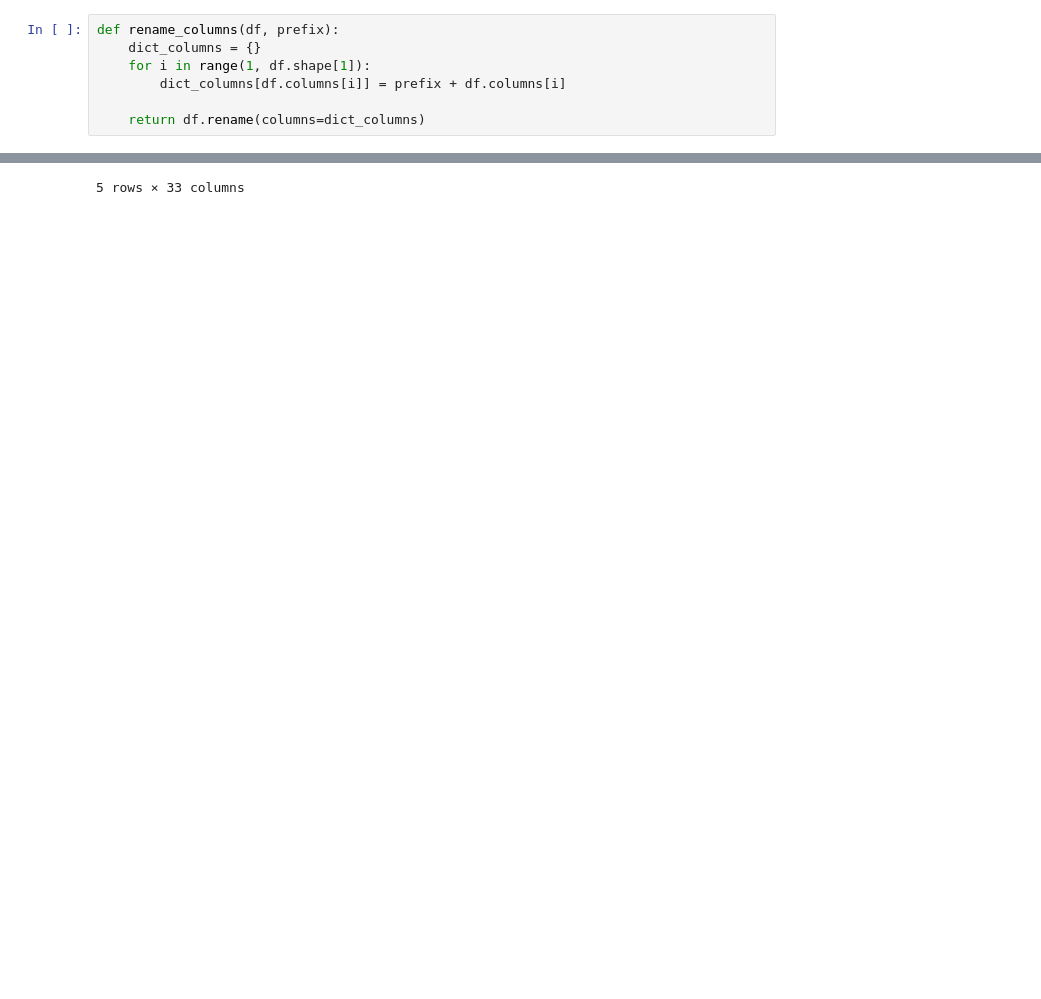
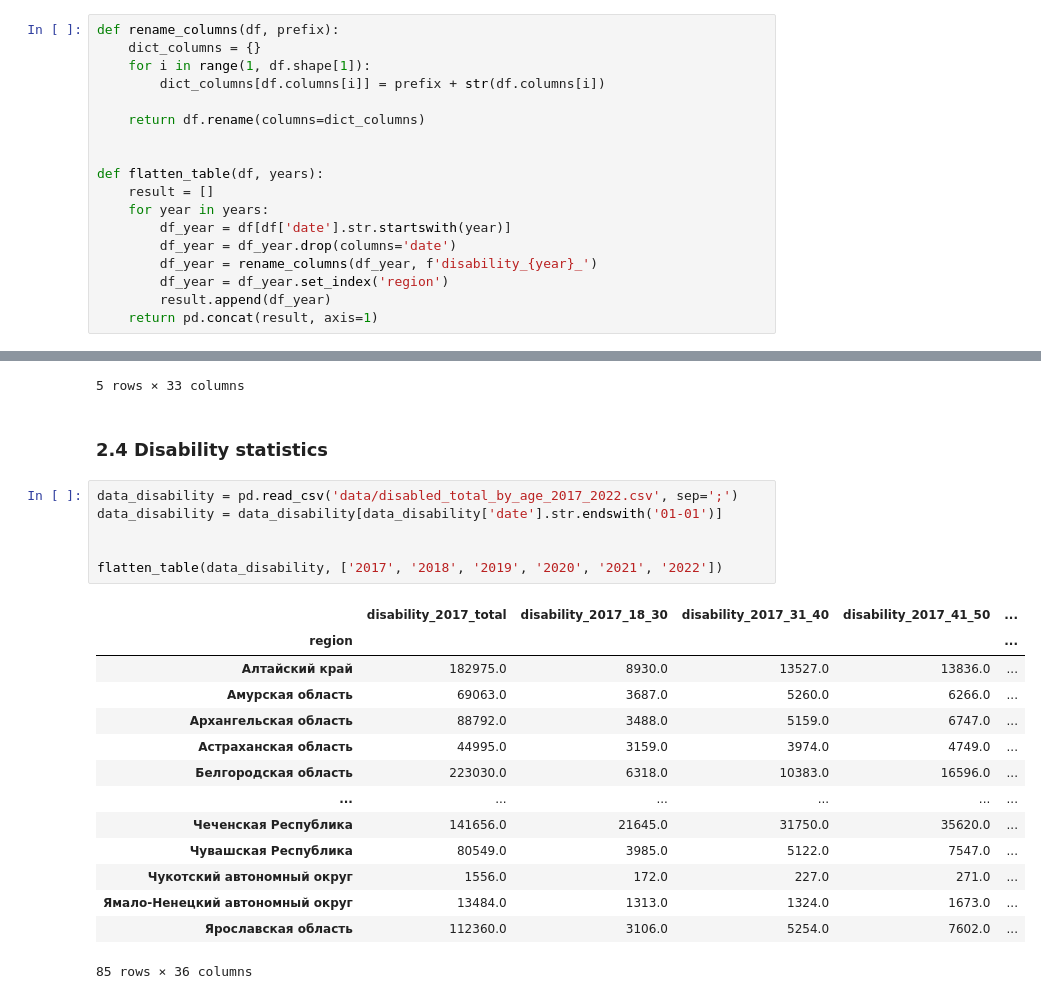
Before and after one commit to helios12/DataScienceProjects, a Jupyter notebook: projects/project-7-final/Project-7.Identification_of_vulnerable_population_groups.ipynb, the cells around one changed output, grey strips where cells are left out. Saved outputs shown, nothing was run; the diff lists cells and outputs as text; blank space fills up the shorter version.

```diff
--- a/projects/project-7-final/Project-7.Identification_of_vulnerable_population_groups.ipynb
+++ b/projects/project-7-final/Project-7.Identification_of_vulnerable_population_groups.ipynb
@@ -30,9 +30,20 @@ import pandas as pd
 def rename_columns(df, prefix):
     dict_columns = {}
     for i in range(1, df.shape[1]):
-        dict_columns[df.columns[i]] = prefix + df.columns[i]
+        dict_columns[df.columns[i]] = prefix + str(df.columns[i])
 
     return df.rename(columns=dict_columns)
+
+
+def flatten_table(df, years):
+    result = []
+    for year in years:
+        df_year = df[df['date'].str.startswith(year)]
+        df_year = df_year.drop(columns='date')
+        df_year = rename_columns(df_year, f'disability_{year}_')
+        df_year = df_year.set_index('region')
+        result.append(df_year)
+    return pd.concat(result, axis=1)
 # %% [markdown]
 ### 2.1 Population data
 # %% [markdown]
@@ -92,3 +103,26 @@ data_child_mortality_urban.head()
 | 3 | Воронежская область | 261.0 | 262.0 | 262.0 | 213.0 | ... |
 | 4 | Ивановская область | 181.0 | 187.0 | 174.0 | 168.0 | ... |
 5 rows × 33 columns
+# %% [markdown]
+### 2.4 Disability statistics
+# %%
+data_disability = pd.read_csv('data/disabled_total_by_age_2017_2022.csv', sep=';')
+data_disability = data_disability[data_disability['date'].str.endswith('01-01')]
+
+
+flatten_table(data_disability, ['2017', '2018', '2019', '2020', '2021', '2022'])
+# %% [output]
+|  | disability_2017_total | disability_2017_18_30 | disability_2017_31_40 | disability_2017_41_50 | ... |
+| region |  |  |  |  | ... |
+| Алтайский край | 182975.0 | 8930.0 | 13527.0 | 13836.0 | ... |
+| Амурская область | 69063.0 | 3687.0 | 5260.0 | 6266.0 | ... |
+| Архангельская область | 88792.0 | 3488.0 | 5159.0 | 6747.0 | ... |
+| Астраханская область | 44995.0 | 3159.0 | 3974.0 | 4749.0 | ... |
+| Белгородская область | 223030.0 | 6318.0 | 10383.0 | 16596.0 | ... |
+| ... | ... | ... | ... | ... | ... |
+| Чеченская Республика | 141656.0 | 21645.0 | 31750.0 | 35620.0 | ... |
+| Чувашская Республика | 80549.0 | 3985.0 | 5122.0 | 7547.0 | ... |
+| Чукотский автономный округ | 1556.0 | 172.0 | 227.0 | 271.0 | ... |
+| Ямало-Ненецкий автономный округ | 13484.0 | 1313.0 | 1324.0 | 1673.0 | ... |
+| Ярославская область | 112360.0 | 3106.0 | 5254.0 | 7602.0 | ... |
+85 rows × 36 columns
```
Also changed, not shown: parts of 16 cells of this notebook, 2 other files.
